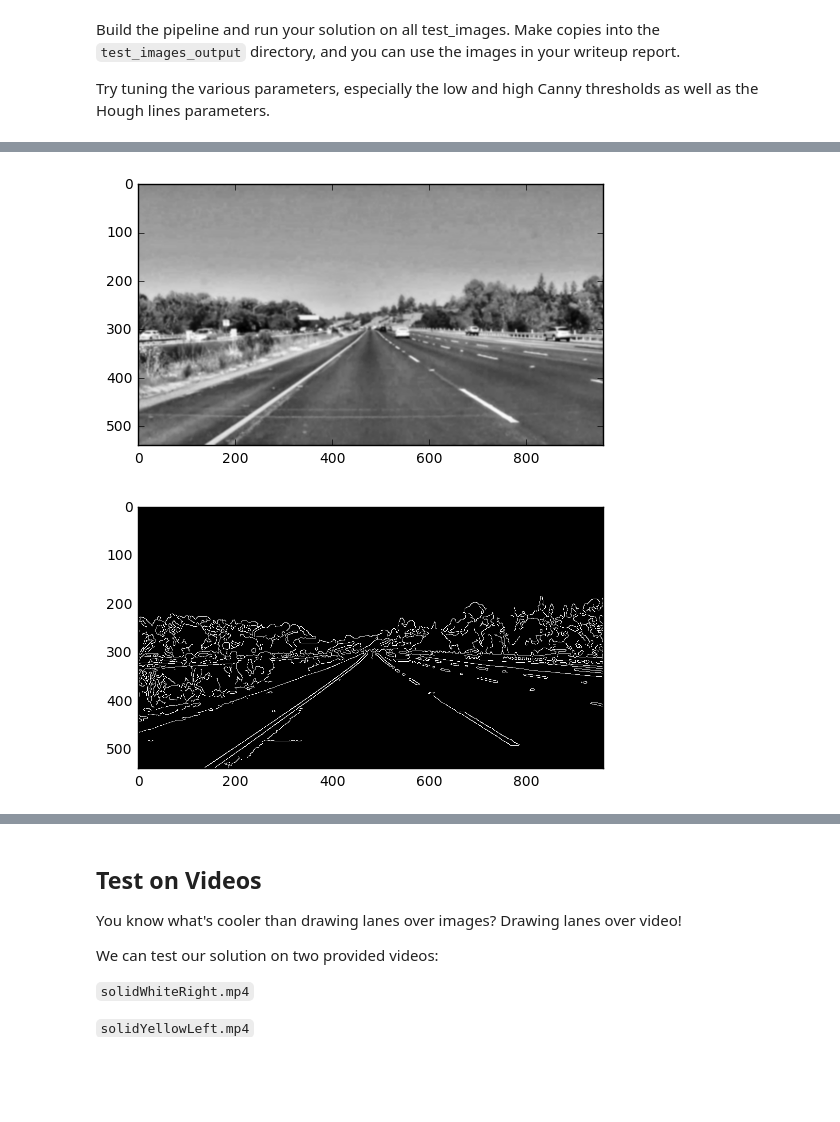
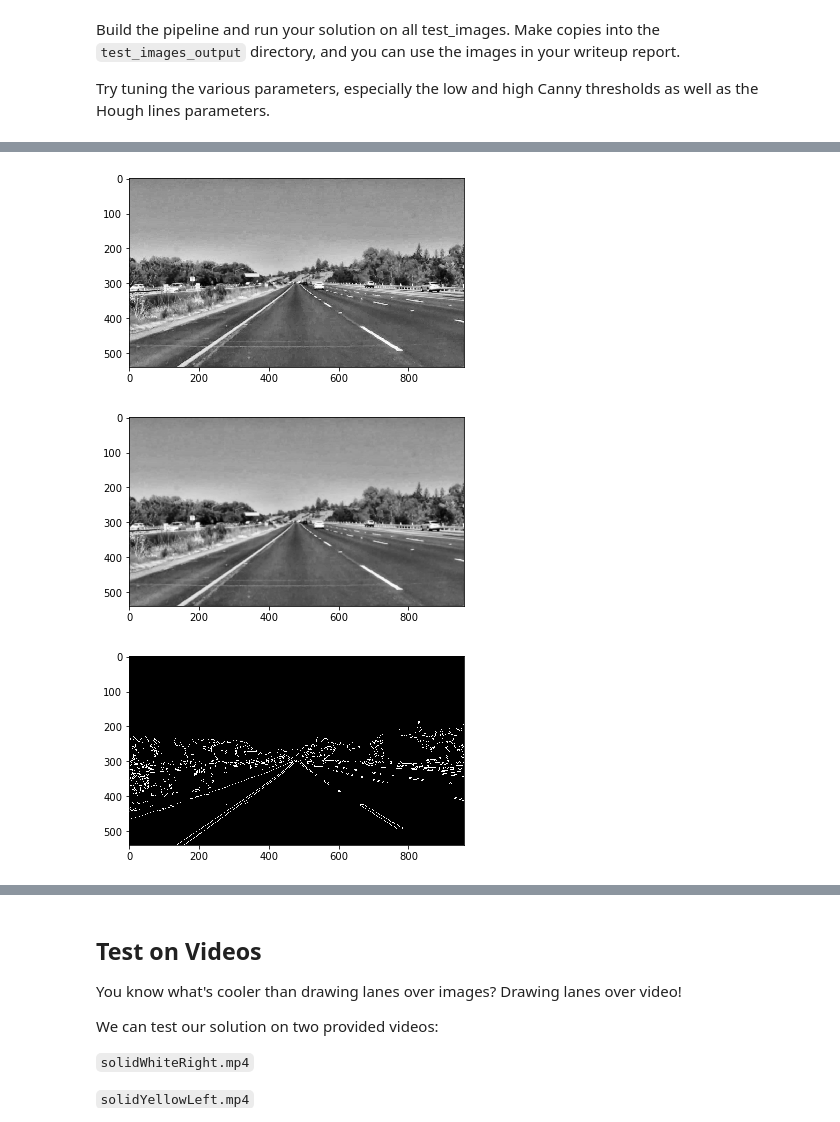
Before and after one commit to jdgalviss/lane_lines-detection, a Jupyter notebook: P1.ipynb, the cells around one changed output, grey strips where cells are left out. Drawn from its saved outputs; the diff is of its cells as text; code cells hidden in the pictures; blank space fills up the shorter version.

```diff
--- a/P1.ipynb
+++ b/P1.ipynb
@@ -177,6 +177,12 @@ def draw_lines(img, lines, y_0, y_1, color=[255, 0, 0], thickness=5):
 
 
 def line_evaluate(m,b,y1,y0):
+    """
+    This function takes the parameters: slope 'm', 'b' and the
+    y coordinate of the highest and lowest point of the lines
+    'y0' and 'y1' to return the points x0, y0, x1 and y1 of the line
+
+    """
     if (m==0):
         x0 = 0
         y0 = 0
@@ -227,30 +233,26 @@ def weighted_img(img, initial_img, α=0.8, β=1., γ=0.):
     return cv2.addWeighted(initial_img, α, img, β, γ)
 
 def image_contrast(img):
-    #cv2.imshow("img",img)
-
+    '''
+    Function used to improve the image's contrast in order to
+    highlight the lane lines when they don't have enough contrast with the
+    pavement
+    '''
     #-----Converting image to LAB Color model-----------------------------------
     lab= cv2.cvtColor(img, cv2.COLOR_BGR2LAB)
-    #cv2.imshow("lab",lab)
 
     #-----Splitting the LAB image to different channels-------------------------
     l, a, b = cv2.split(lab)
-    #cv2.imshow('l_channel', l)
-    #cv2.imshow('a_channel', a)
-    #cv2.imshow('b_channel', b)
 
     #-----Applying CLAHE to L-channel-------------------------------------------
     clahe = cv2.createCLAHE(clipLimit=3.0, tileGridSize=(8,8))
     cl = clahe.apply(l)
-    #cv2.imshow('CLAHE output', cl)
 
     #-----Merge the CLAHE enhanced L-channel with the a and b channel-----------
     limg = cv2.merge((cl,a,b))
-    #cv2.imshow('limg', limg)
 
     #-----Converting image from LAB Color model to RGB model--------------------
     final = cv2.cvtColor(limg, cv2.COLOR_LAB2BGR)
-    #cv2.imshow('final', final)
     return final
 
 def color_select(image, red_threshold,  green_threshold, blue_threshold):
@@ -274,6 +276,9 @@ def color_select(image, red_threshold,  green_threshold, blue_threshold):
     return color_select
 
 def color_select_hsv(image, low_H,  low_S, low_V, high_H, high_S, high_V):
+    """
+    Segment Images by color on HSV channel
+    """
     color_select = np.copy(image)
     frame_HSV = cv2.cvtColor(image, cv2.COLOR_BGR2HSV)
     frame_threshold = cv2.inRange(frame_HSV, (low_H, low_S, low_V), (high_H, high_S, high_V))
@@ -336,17 +321,29 @@ plt.show()
+# %%
+
+#convert Image into grayscale
+gray = grayscale(contrasted_image)
+imshape = gray.shape
+#vertices = np.array([[(0.45*imshape[1],0.6*imshape[0]),(0.05*imshape[1], imshape[0]), (0.95*imshape[1], imshape[0]), (0.55*imshape[1],0.6*imshape[0])]], dtype=np.int32)
+#vertices_inner = np.array([[(0.5*imshape[1],0.6*imshape[0]),(0.3*imshape[1], imshape[0]), (0.7*imshape[1], imshape[0]), (0.5*imshape[1],0.6*imshape[0])]], dtype=np.int32)
+#gray2 = region_of_interest((gray), vertices, vertices_inner)
+plt.imshow(gray, cmap='gray')
+plt.show()
+# %% [output]
+[figure, added]
 # %%
-#Apply blur filter to eliminate sopme of the noise
-kernel_size = 7
+#Apply blur filter to eliminate some of the noise
+kernel_size = 5
 blur_gray = gaussian_blur(gray,kernel_size)
 plt.imshow(blur_gray, cmap='gray')
 plt.show()
 # %% [output]
-[figure, old version]
+[figure, new version]
 # %%
 #get image edges using CannyEdges
-low_threshold = 40
-high_threshold = 140
+low_threshold = 80
+high_threshold = 240
 edges = canny(blur_gray, low_threshold, high_threshold)
 plt.imshow(edges, cmap='gray')
 plt.show()
 # %% [output]
-[figure, old version]
+[figure, new version]
```
Also changed, not shown: parts of 13 cells of this notebook, 3 other files.
